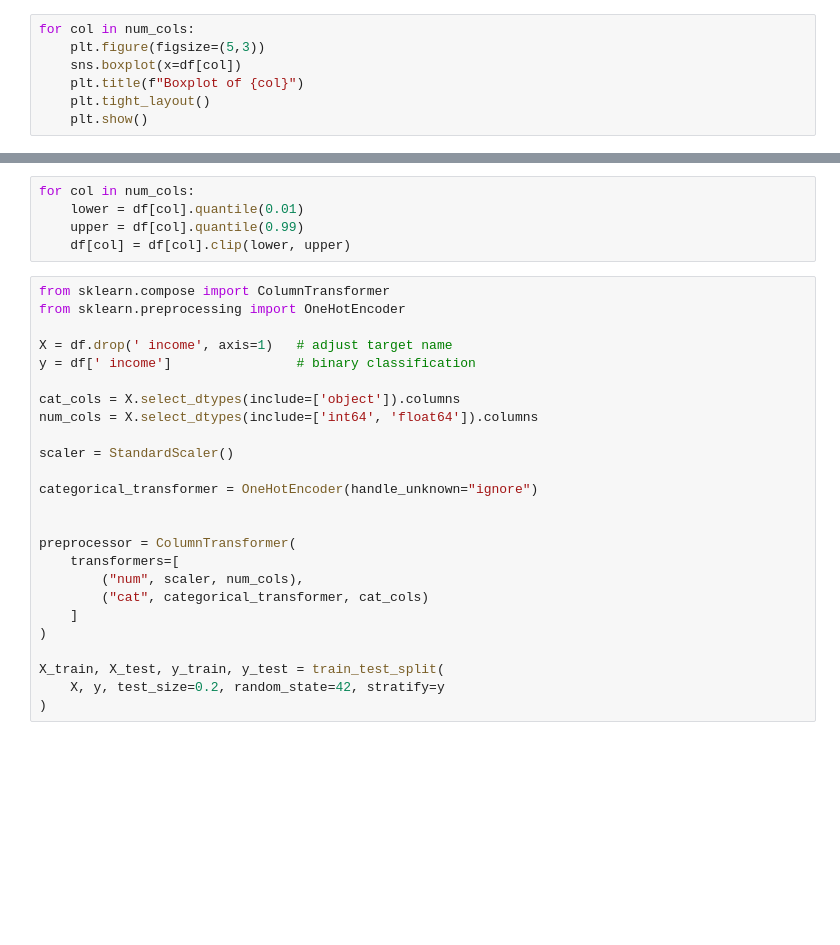
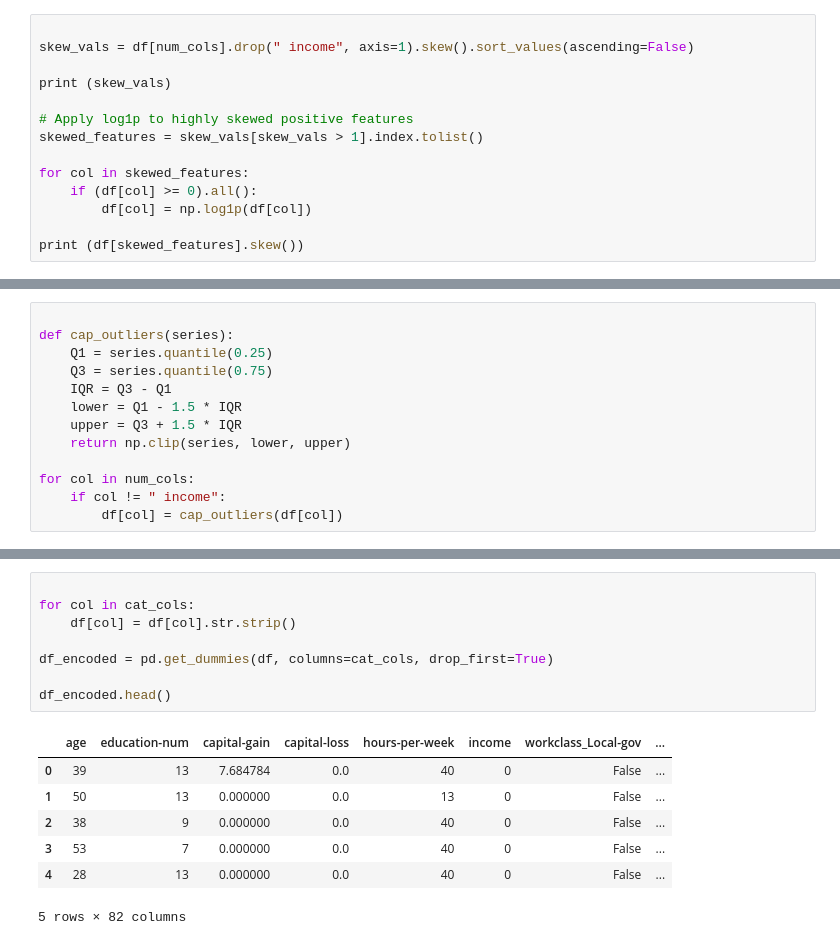
Before and after one commit to MyGit-App/Supervised-ML, a Jupyter notebook: IncomeEvaluation.ipynb, the cells around one changed output, grey strips where cells are left out. Drawn from its saved outputs; the diff is of its cells as text; blank space fills up the shorter version.

```diff
--- a/IncomeEvaluation.ipynb
+++ b/IncomeEvaluation.ipynb
@@ -122,8 +137,15 @@ Index([' fnlwgt', ' capital-loss', ' capital-gain'], dtype='str')
 # %%
-for col in num_cols:
-    plt.figure(figsize=(5,3))
-    sns.boxplot(x=df[col])
-    plt.title(f"Boxplot of {col}")
-    plt.tight_layout()
-    plt.show()
+
+skew_vals = df[num_cols].drop(" income", axis=1).skew().sort_values(ascending=False)
+
+print (skew_vals)
+
+# Apply log1p to highly skewed positive features
+skewed_features = skew_vals[skew_vals > 1].index.tolist()
+
+for col in skewed_features:
+    if (df[col] >= 0).all():
+        df[col] = np.log1p(df[col])
+
+print (df[skewed_features].skew())
 # %% [output]
@@ -135,0 +161,13 @@ for col in num_cols:
+# %%
+
+def cap_outliers(series):
+    Q1 = series.quantile(0.25)
+    Q3 = series.quantile(0.75)
+    IQR = Q3 - Q1
+    lower = Q1 - 1.5 * IQR
+    upper = Q3 + 1.5 * IQR
+    return np.clip(series, lower, upper)
+
+for col in num_cols:
+    if col != " income":
+        df[col] = cap_outliers(df[col])
@@ -136,30 +202,16 @@ for col in num_cols:
 # %%
-for col in num_cols:
-    lower = df[col].quantile(0.01)
-    upper = df[col].quantile(0.99)
-    df[col] = df[col].clip(lower, upper)
+
+for col in cat_cols:
+    df[col] = df[col].str.strip()
+
+df_encoded = pd.get_dummies(df, columns=cat_cols, drop_first=True)
+
+df_encoded.head()
+# %% [output]
+|  | age | education-num | capital-gain | capital-loss | hours-per-week | income | workclass_Local-gov | ... |
+| 0 | 39 | 13 | 7.684784 | 0.0 | 40 | 0 | False | ... |
+| 1 | 50 | 13 | 0.000000 | 0.0 | 13 | 0 | False | ... |
+| 2 | 38 | 9 | 0.000000 | 0.0 | 40 | 0 | False | ... |
+| 3 | 53 | 7 | 0.000000 | 0.0 | 40 | 0 | False | ... |
+| 4 | 28 | 13 | 0.000000 | 0.0 | 40 | 0 | False | ... |
+5 rows × 82 columns
-# %%
-from sklearn.compose import ColumnTransformer
-from sklearn.preprocessing import OneHotEncoder
-
-X = df.drop(' income', axis=1)   # adjust target name
-y = df[' income']                # binary classification
-
-cat_cols = X.select_dtypes(include=['object']).columns
-num_cols = X.select_dtypes(include=['int64', 'float64']).columns
-
-scaler = StandardScaler()
-
-categorical_transformer = OneHotEncoder(handle_unknown="ignore")
-
-
-preprocessor = ColumnTransformer(
-    transformers=[
-        ("num", scaler, num_cols),
-        ("cat", categorical_transformer, cat_cols)
-    ]
-)
-
-X_train, X_test, y_train, y_test = train_test_split(
-    X, y, test_size=0.2, random_state=42, stratify=y
-)
```
Also changed, not shown: parts of 21 cells of this notebook, 8 other files.
